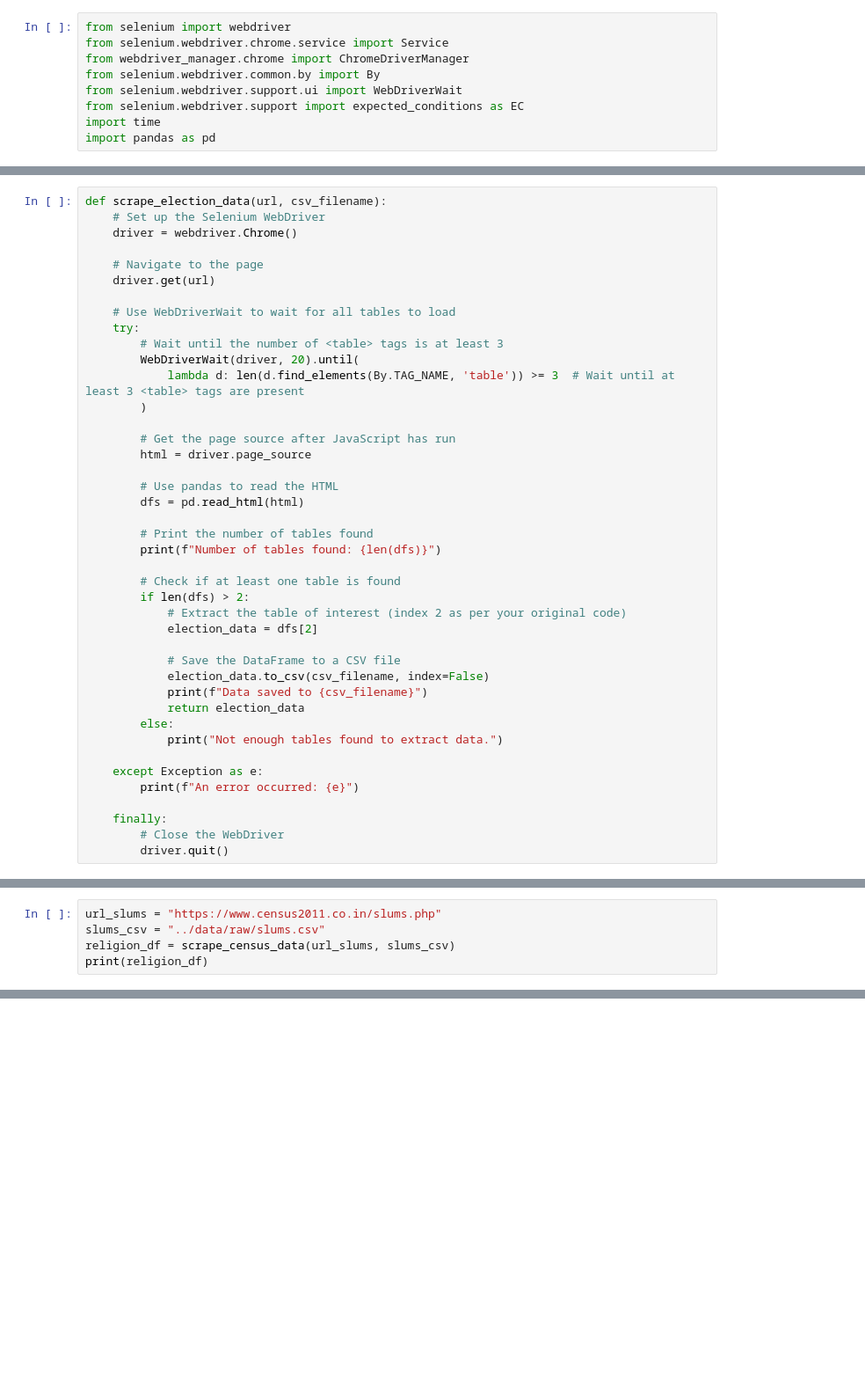
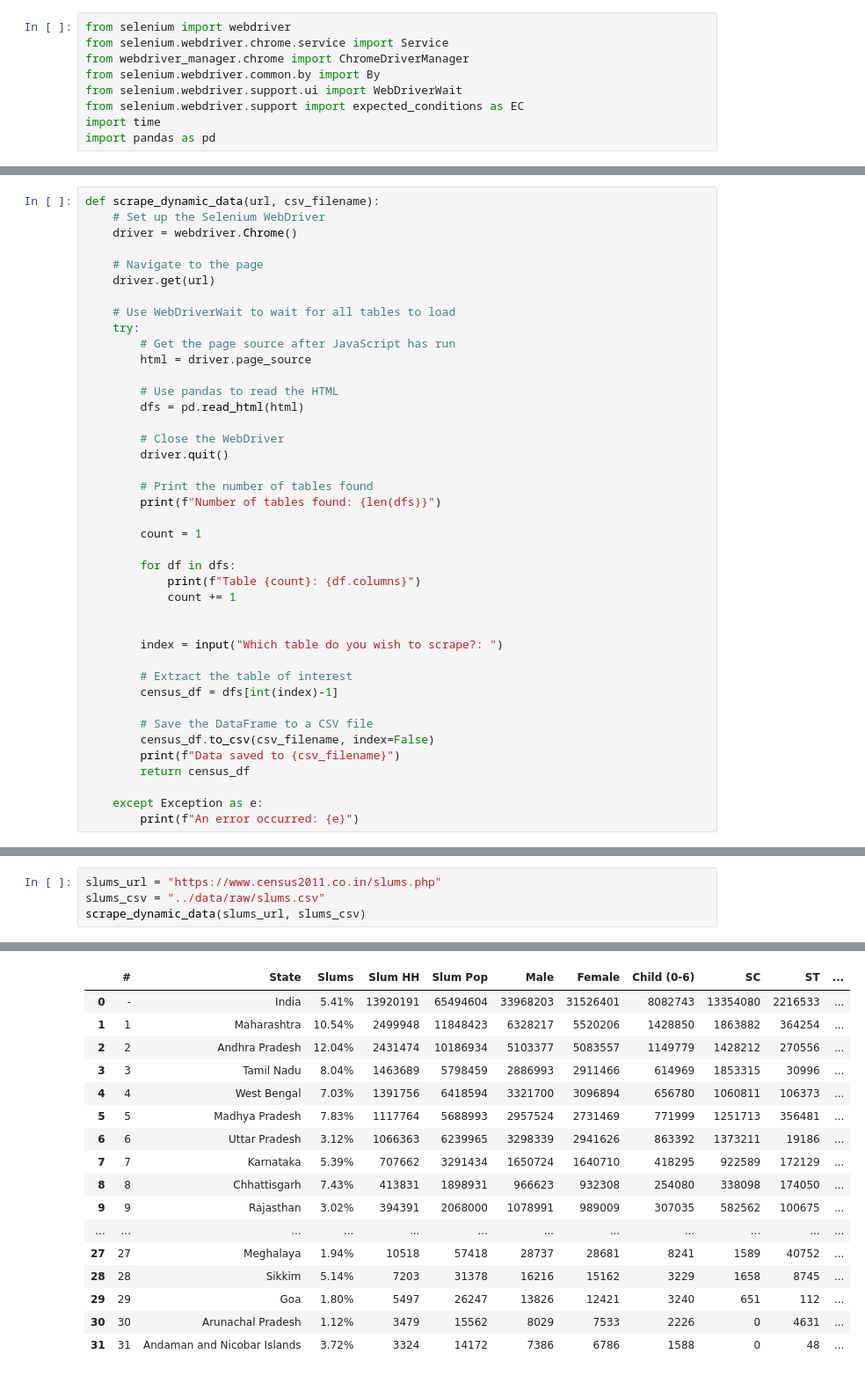
Before and after one commit to ujjwaltyagi2000/manthan, a Jupyter notebook: notebooks/1-data_fetch.ipynb, the cells around one changed output, grey strips where cells are left out. Shown at 88% size. Saved outputs shown, nothing was run; the diff lists cells and outputs as text; blank space fills up the shorter version.

Commit message:
refactor: 1-data_fetch.ipynb

```diff
--- a/notebooks/1-data_fetch.ipynb
+++ b/notebooks/1-data_fetch.ipynb
@@ -14,5 +31,5 @@ Let's write a function to scrape tables for both the years:
 # %%
-def scrape_election_data(url, csv_filename):
+def scrape_dynamic_data(url, csv_filename):
     # Set up the Selenium WebDriver
     driver = webdriver.Chrome()
 
@@ -21,35 +38,34 @@ def scrape_election_data(url, csv_filename):
 
     # Use WebDriverWait to wait for all tables to load
     try:
-        # Wait until the number of <table> tags is at least 3
-        WebDriverWait(driver, 20).until(
-            lambda d: len(d.find_elements(By.TAG_NAME, 'table')) >= 3  # Wait until at least 3 <table> tags are present
-        )
-
         # Get the page source after JavaScript has run
         html = driver.page_source
 
         # Use pandas to read the HTML
         dfs = pd.read_html(html)
 
+        # Close the WebDriver
+        driver.quit()
+
         # Print the number of tables found
         print(f"Number of tables found: {len(dfs)}")
 
-        # Check if at least one table is found
-        if len(dfs) > 2:
-            # Extract the table of interest (index 2 as per your original code)
-            election_data = dfs[2]
+        count = 1
 
-            # Save the DataFrame to a CSV file
-            election_data.to_csv(csv_filename, index=False)
-            print(f"Data saved to {csv_filename}")
-            return election_data
-        else:
-            print("Not enough tables found to extract data.")
+        for df in dfs:
+            print(f"Table {count}: {df.columns}")
+            count += 1
+
+
+        index = input("Which table do you wish to scrape?: ")
+
+        # Extract the table of interest
+        census_df = dfs[int(index)-1]
+
+        # Save the DataFrame to a CSV file
+        census_df.to_csv(csv_filename, index=False)
+        print(f"Data saved to {csv_filename}")
+        return census_df
 
     except Exception as e:
         print(f"An error occurred: {e}")
-
-    finally:
-        # Close the WebDriver
-        driver.quit()
@@ -236,6 +326,5 @@ print(religion_df)
 # %%
-url_slums = "https://www.census2011.co.in/slums.php"
+slums_url = "https://www.census2011.co.in/slums.php"
 slums_csv = "../data/raw/slums.csv"
-religion_df = scrape_census_data(url_slums, slums_csv)
-print(religion_df)
+scrape_dynamic_data(slums_url, slums_csv)
 # %% [output]
@@ -258,0 +336,17 @@ print(religion_df)
+|  | # | State | Slums | Slum HH | Slum Pop | Male | Female | Child (0-6) | SC | ST | ... |
+| 0 | - | India | 5.41% | 13920191 | 65494604 | 33968203 | 31526401 | 8082743 | 13354080 | 2216533 | ... |
+| 1 | 1 | Maharashtra | 10.54% | 2499948 | 11848423 | 6328217 | 5520206 | 1428850 | 1863882 | 364254 | ... |
+| 2 | 2 | Andhra Pradesh | 12.04% | 2431474 | 10186934 | 5103377 | 5083557 | 1149779 | 1428212 | 270556 | ... |
+| 3 | 3 | Tamil Nadu | 8.04% | 1463689 | 5798459 | 2886993 | 2911466 | 614969 | 1853315 | 30996 | ... |
+| 4 | 4 | West Bengal | 7.03% | 1391756 | 6418594 | 3321700 | 3096894 | 656780 | 1060811 | 106373 | ... |
+| 5 | 5 | Madhya Pradesh | 7.83% | 1117764 | 5688993 | 2957524 | 2731469 | 771999 | 1251713 | 356481 | ... |
+| 6 | 6 | Uttar Pradesh | 3.12% | 1066363 | 6239965 | 3298339 | 2941626 | 863392 | 1373211 | 19186 | ... |
+| 7 | 7 | Karnataka | 5.39% | 707662 | 3291434 | 1650724 | 1640710 | 418295 | 922589 | 172129 | ... |
+| 8 | 8 | Chhattisgarh | 7.43% | 413831 | 1898931 | 966623 | 932308 | 254080 | 338098 | 174050 | ... |
+| 9 | 9 | Rajasthan | 3.02% | 394391 | 2068000 | 1078991 | 989009 | 307035 | 582562 | 100675 | ... |
+| ... | ... | ... | ... | ... | ... | ... | ... | ... | ... | ... | ... |
+| 27 | 27 | Meghalaya | 1.94% | 10518 | 57418 | 28737 | 28681 | 8241 | 1589 | 40752 | ... |
+| 28 | 28 | Sikkim | 5.14% | 7203 | 31378 | 16216 | 15162 | 3229 | 1658 | 8745 | ... |
+| 29 | 29 | Goa | 1.80% | 5497 | 26247 | 13826 | 12421 | 3240 | 651 | 112 | ... |
+| 30 | 30 | Arunachal Pradesh | 1.12% | 3479 | 15562 | 8029 | 7533 | 2226 | 0 | 4631 | ... |
+| 31 | 31 | Andaman and Nicobar Islands | 3.72% | 3324 | 14172 | 7386 | 6786 | 1588 | 0 | 48 | ... |
```
Also changed, not shown: parts of 16 cells of this notebook, 3 other files.
